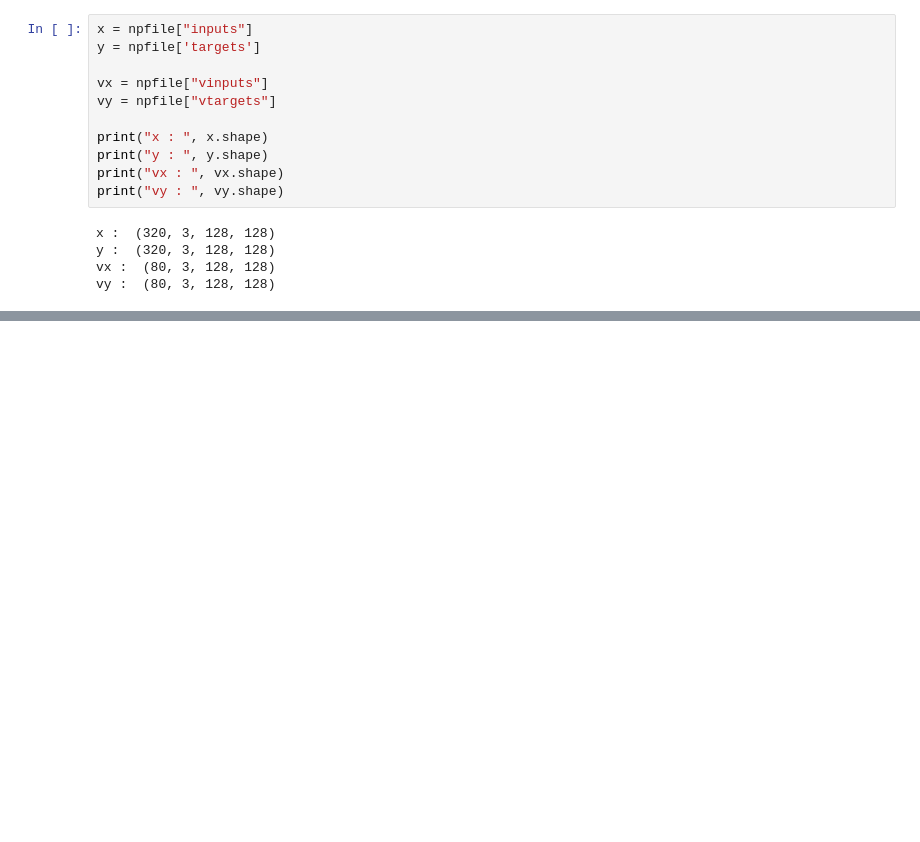
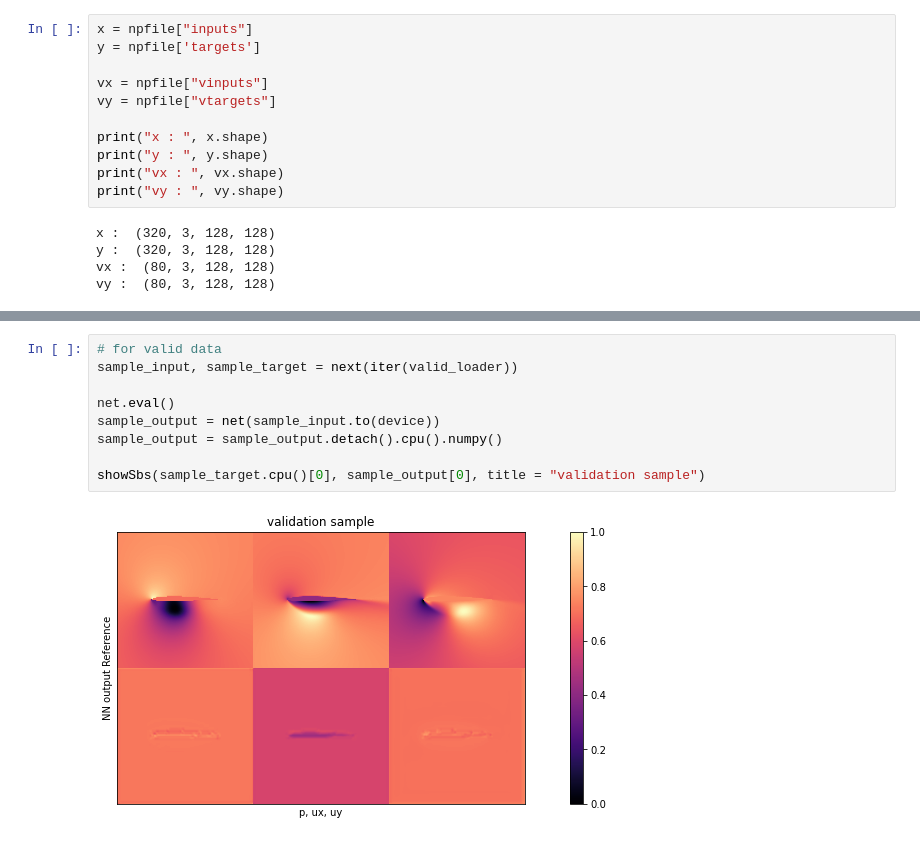
Before and after one commit to ZINZINBIN/Physics-informed-ml-study, a Jupyter notebook: lecture03/main.ipynb, the cells around one changed output, grey strips where cells are left out. Drawn from its saved outputs; the diff is of its cells as text; blank space fills up the shorter version.

```diff
--- a/lecture03/main.ipynb
+++ b/lecture03/main.ipynb
@@ -52,0 +116,11 @@ valid loader # :  2
+# %%
+# for valid data
+sample_input, sample_target = next(iter(valid_loader))
+
+net.eval()
+sample_output = net(sample_input.to(device))
+sample_output = sample_output.detach().cpu().numpy()
+
+showSbs(sample_target.cpu()[0], sample_output[0], title = "validation sample")
+# %% [output]
+[figure, added]
```
Also changed, not shown: parts of 5 cells of this notebook, 5 other files.
